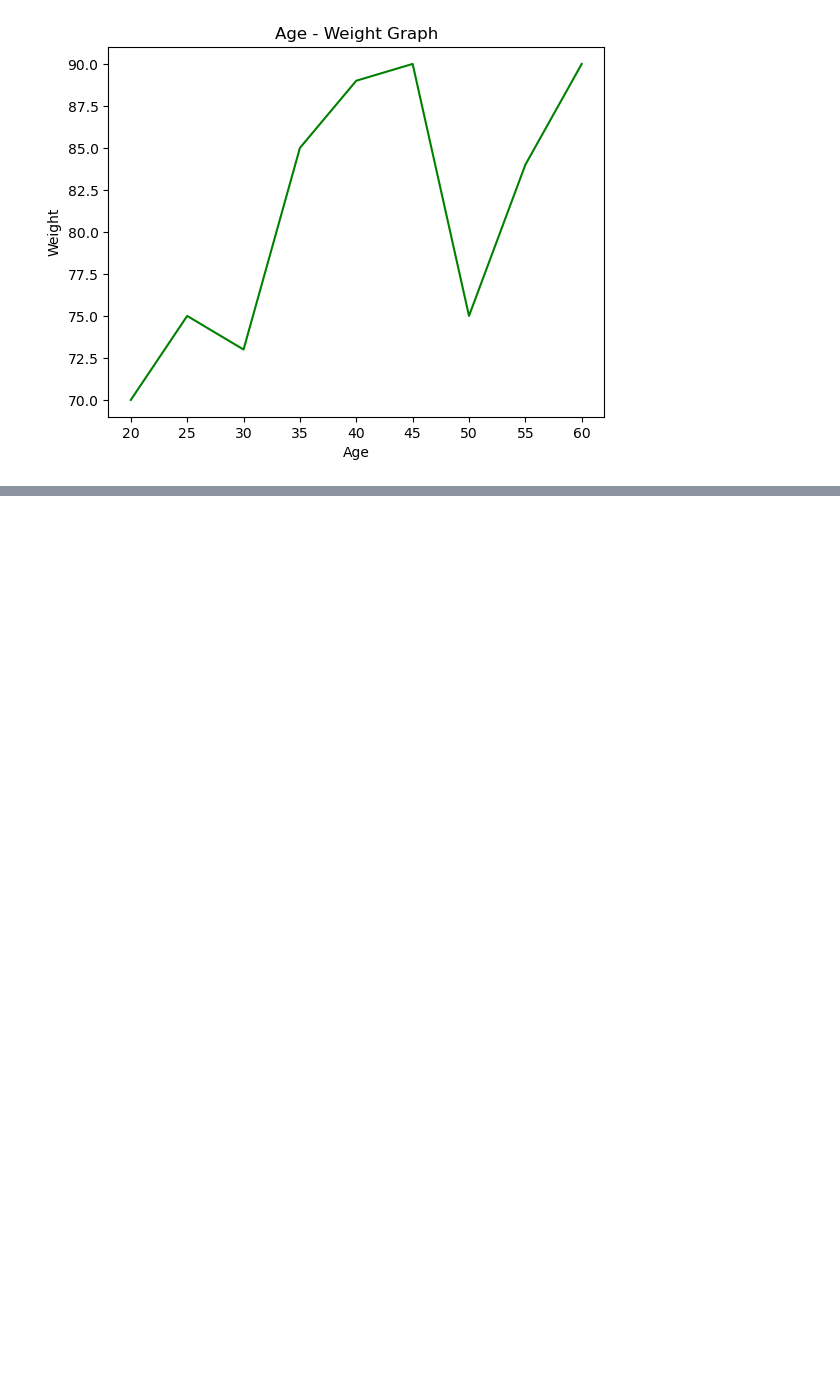
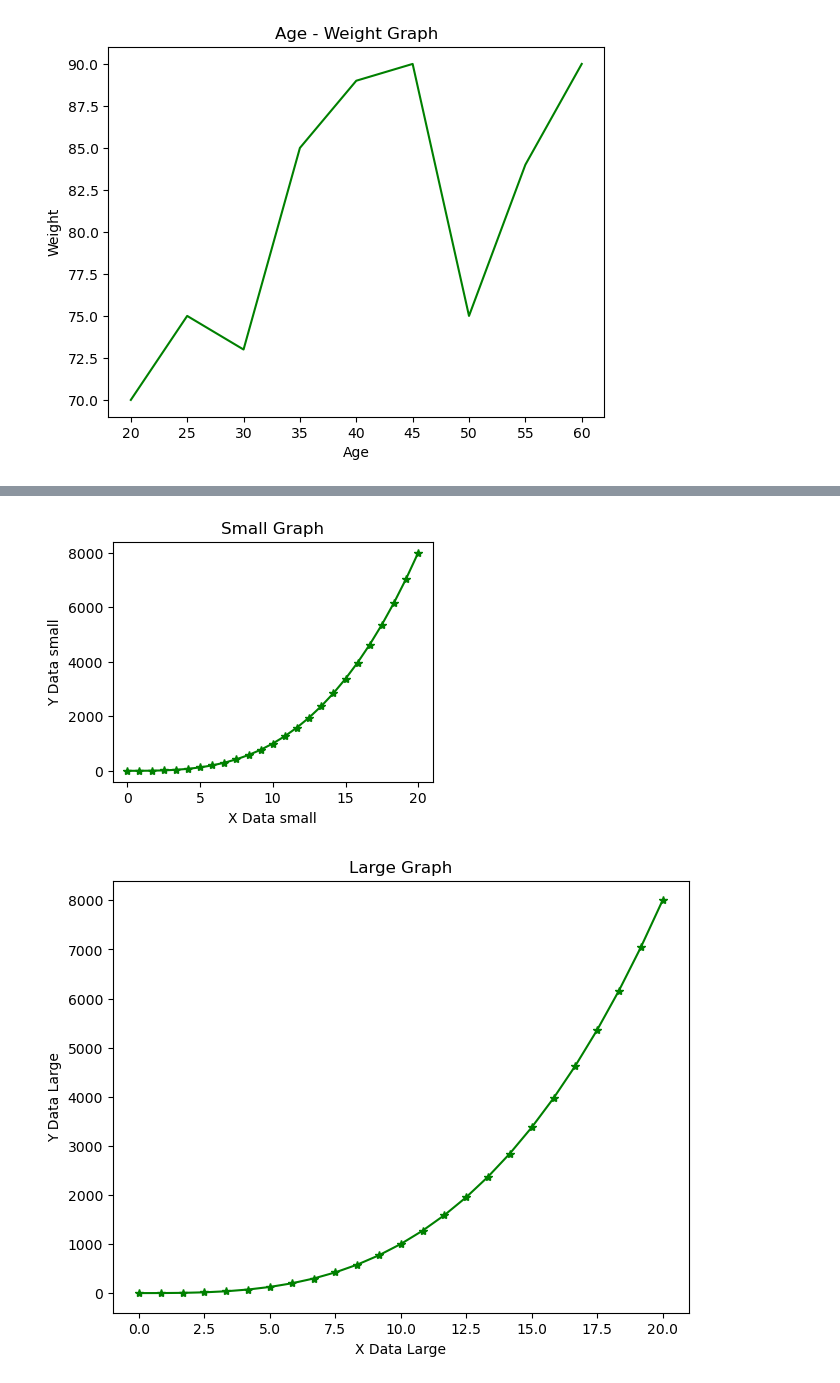
Before and after one commit to berkdnmz/learning-notebooks, a Jupyter notebook: matplotlib/2025-08-15_matplotlib_intro.ipynb, the cells around one changed output, grey strips where cells are left out. Saved outputs shown, nothing was run; the diff lists cells and outputs as text; code cells hidden in the pictures; blank space fills up the shorter version.

```diff
--- a/matplotlib/2025-08-15_matplotlib_intro.ipynb
+++ b/matplotlib/2025-08-15_matplotlib_intro.ipynb
@@ -35,0 +81,18 @@ plt.show()
+# %%
+my_figure2 = plt.figure()
+my_axes2= my_figure2.add_axes([1,1,0.5,0.5])
+my_axes2.plot(my_numpy1, my_numpy2, "g*-")
+my_axes2.set_xlabel("X Data small")
+my_axes2.set_ylabel("Y Data small")
+my_axes2.set_title("Small Graph")
+plt.show()
+my_figure3 = plt.figure()
+my_axes3= my_figure3.add_axes([0.3,0.3,0.9,0.9])
+my_axes3.plot(my_numpy1, my_numpy2, "g*-")
+my_axes3.set_xlabel("X Data Large")
+my_axes3.set_ylabel("Y Data Large")
+my_axes3.set_title("Large Graph")
+plt.show()
+# %% [output]
+[figure, added]
+[figure, added]
```
Also changed, not shown: parts of 16 cells of this notebook, 1 other file.
